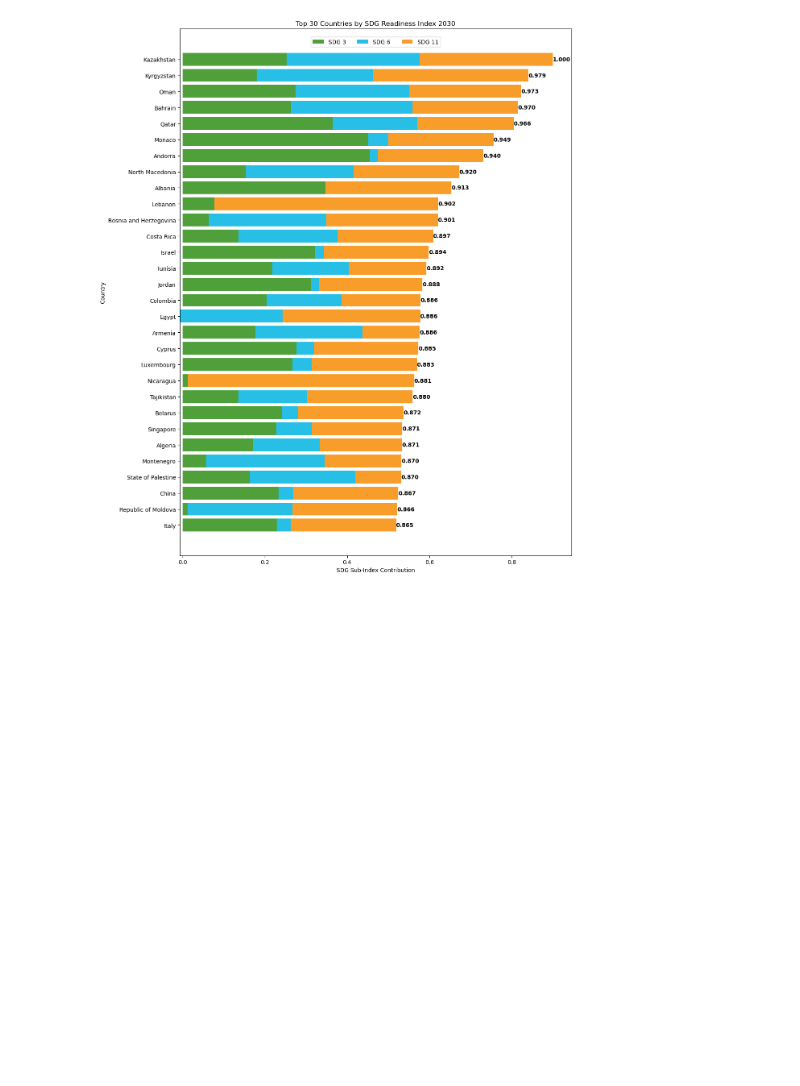
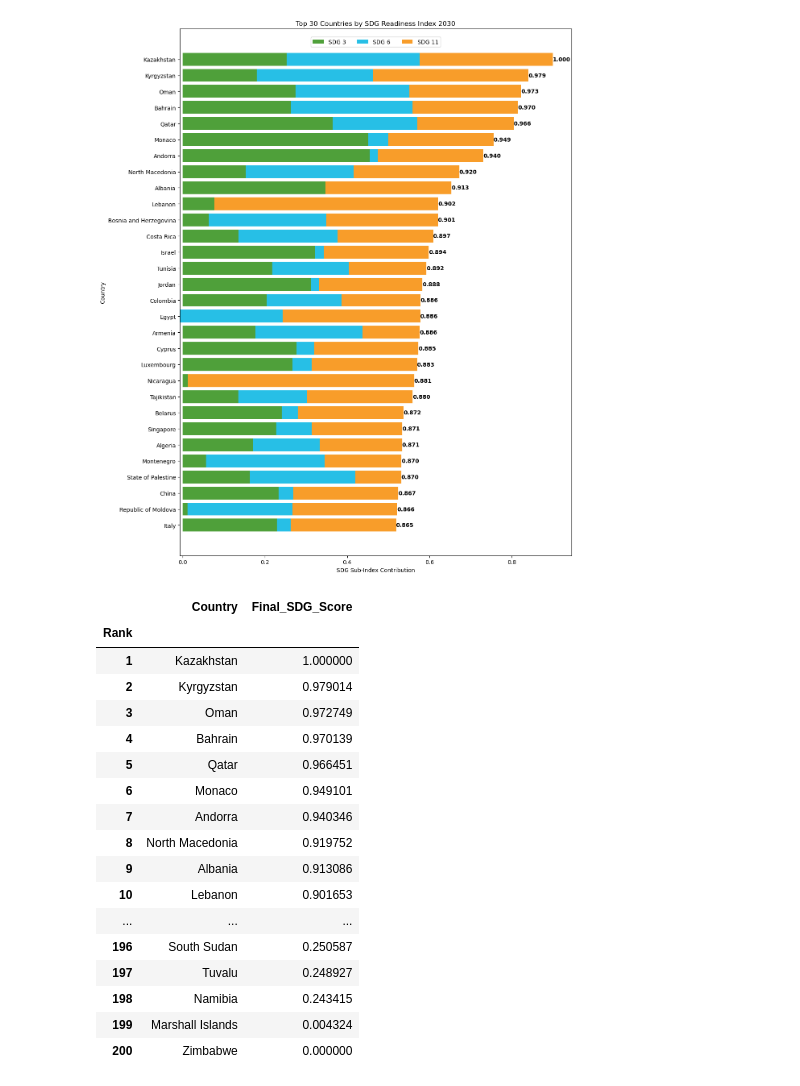
Before and after one commit to frogosorap/SDGReadinessIndex, a Jupyter notebook: CA1.ipynb, the cells around one changed output. Drawn from its saved outputs; the diff is of its cells as text; code cells hidden in the pictures; blank space fills up the shorter version.

Commit message:
Displaying final dateset in a dataframe

```diff
--- a/CA1.ipynb
+++ b/CA1.ipynb
@@ -754,3 +754,37 @@ fig.update_layout(
 )
 
 fig.show()
+# %%
+pd.set_option('display.max_rows', None)
+
+# Create ranking based on Final SDG Score
+ranking_df = (
+    weighted_df[['GeoAreaName', 'Final_SDG_Score']]
+    .rename(columns={'GeoAreaName': 'Country'})
+    .sort_values(by='Final_SDG_Score', ascending=False)
+    .reset_index(drop=True)
+)
+
+ranking_df.index = ranking_df.index + 1
+ranking_df.index.name = 'Rank'
+
+display(ranking_df)
+# %% [output]
+|  | Country | Final_SDG_Score |
+| Rank |  |  |
+| 1 | Kazakhstan | 1.000000 |
+| 2 | Kyrgyzstan | 0.979014 |
+| 3 | Oman | 0.972749 |
+| 4 | Bahrain | 0.970139 |
+| 5 | Qatar | 0.966451 |
+| 6 | Monaco | 0.949101 |
+| 7 | Andorra | 0.940346 |
+| 8 | North Macedonia | 0.919752 |
+| 9 | Albania | 0.913086 |
+| 10 | Lebanon | 0.901653 |
+| ... | ... | ... |
+| 196 | South Sudan | 0.250587 |
+| 197 | Tuvalu | 0.248927 |
+| 198 | Namibia | 0.243415 |
+| 199 | Marshall Islands | 0.004324 |
+| 200 | Zimbabwe | 0.000000 |
```
